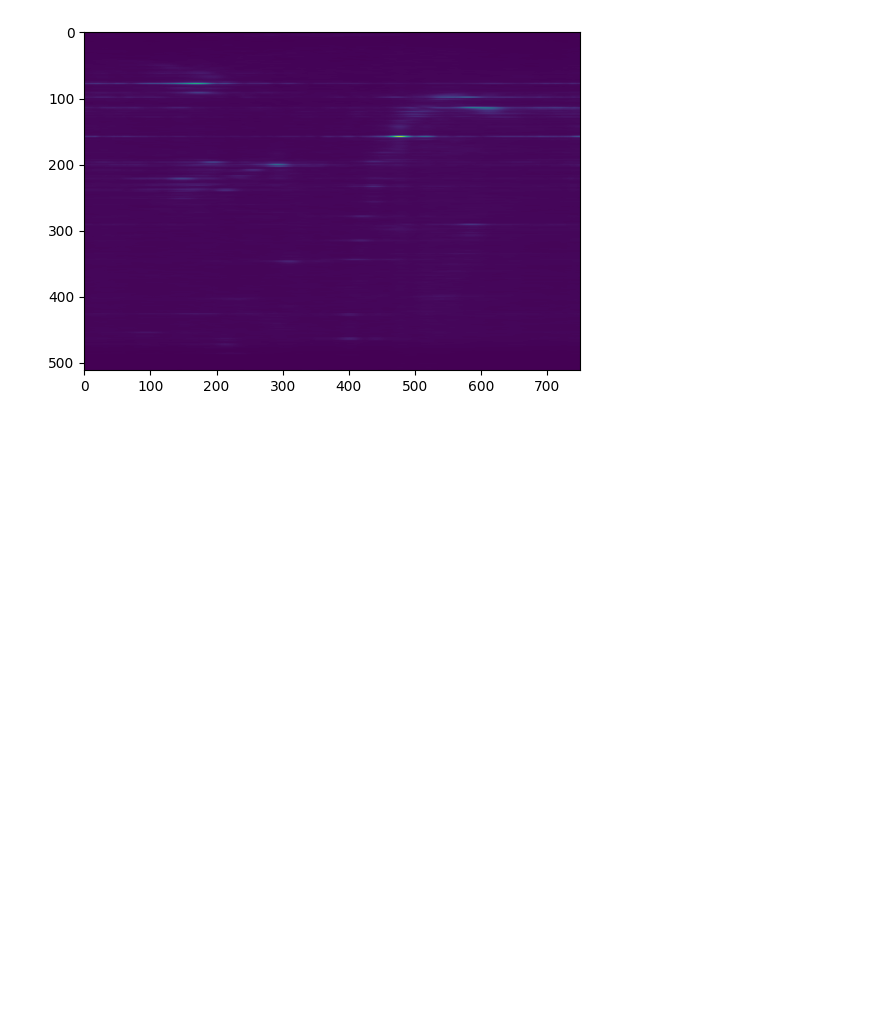
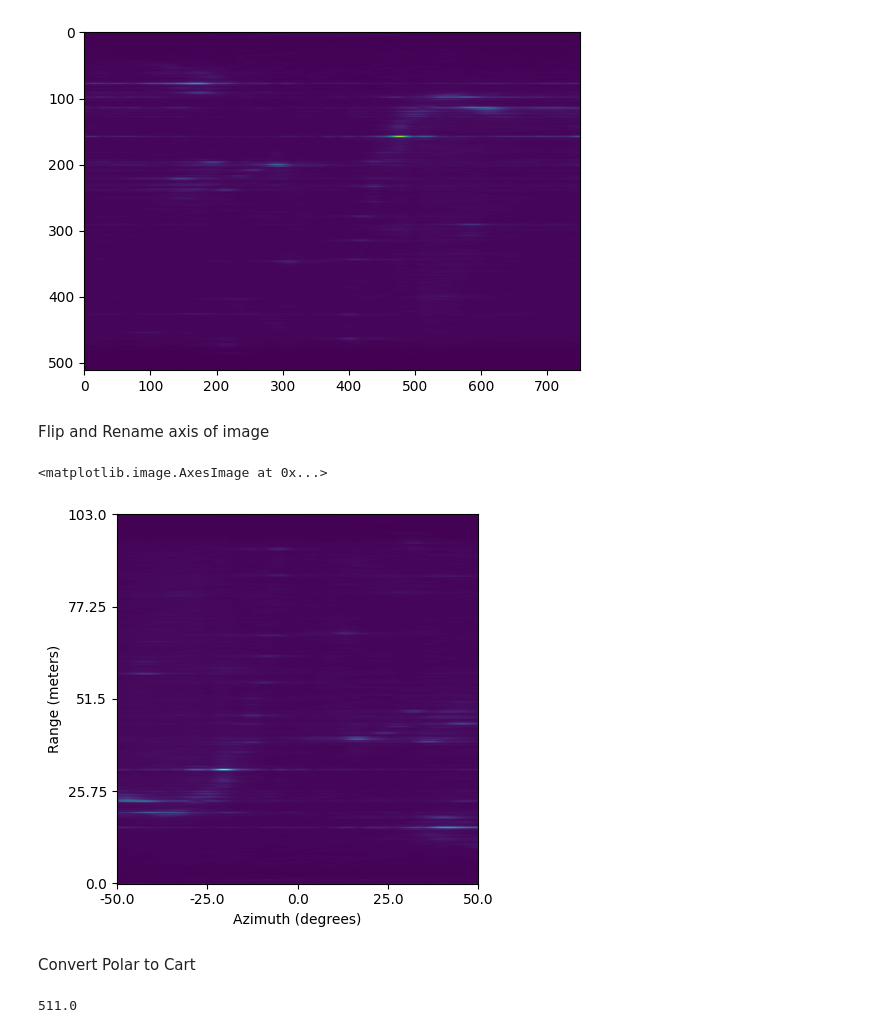
Before and after one commit to PhobosX15/RADIal, a Jupyter notebook: SignalProcessing/radar processing.ipynb, the cells around one changed output. Drawn from its saved outputs; the diff is of its cells as text; code cells hidden in the pictures; blank space fills up the shorter version.

Commit message:
pol2cart

```diff
--- a/SignalProcessing/radar processing.ipynb
+++ b/SignalProcessing/radar processing.ipynb
@@ -146,3 +126,35 @@ plt.imshow(ra)
 # %% [output]
 <matplotlib.image.AxesImage at 0x...>
 [figure]
+# %% [markdown]
+Flip and Rename axis of image
+# %%
+# Step 1: Flip the image 180 degrees
+import imutils
+flipped_image = imutils.rotate(ra, 180)
+# Step 2: Reduce the FOV to 100 degrees
+flipped_image= flipped_image[:,125:(flipped_image.shape[1]-125)]
+plt.imshow(flipped_image)
+
+"""
+""" # Step 2: Rescale the x and y axis to match -75 to 75 degrees (Azimuth) and 0 to 103 meters (Range)
+x_labels = np.linspace(-50, 50, num=5)
+y_labels = np.linspace(103,0, num=5)
+xtik_loc = np.linspace(0, flipped_image.shape[1]-1, num=len(x_labels))
+ytik_loc = np.linspace(0, flipped_image.shape[0]-1, num=len(y_labels))
+plt.xticks( ticks=xtik_loc, labels=x_labels)
+plt.yticks(ticks= ytik_loc, labels=y_labels)
+
+plt.xlabel('Azimuth (degrees)')
+plt.ylabel('Range (meters)')
+
+# Step 3: Reduce the FOV to 100 degrees
+#Normalize the image
+flipped_image = flipped_image - np.min(flipped_image)
+flipped_image = flipped_image / np.max(flipped_image)
+plt.imshow(flipped_image)
+# %% [output]
+<matplotlib.image.AxesImage at 0x...>
+[figure, added]
+# %% [markdown]
+Convert Polar to Cart
@@ -148,0 +185,4 @@ plt.imshow(ra)
+# %%
+np.array(y_cart).max()
+# %% [output]
+511.0
```
Also changed, not shown: parts of 8 cells of this notebook, 2 other files.
